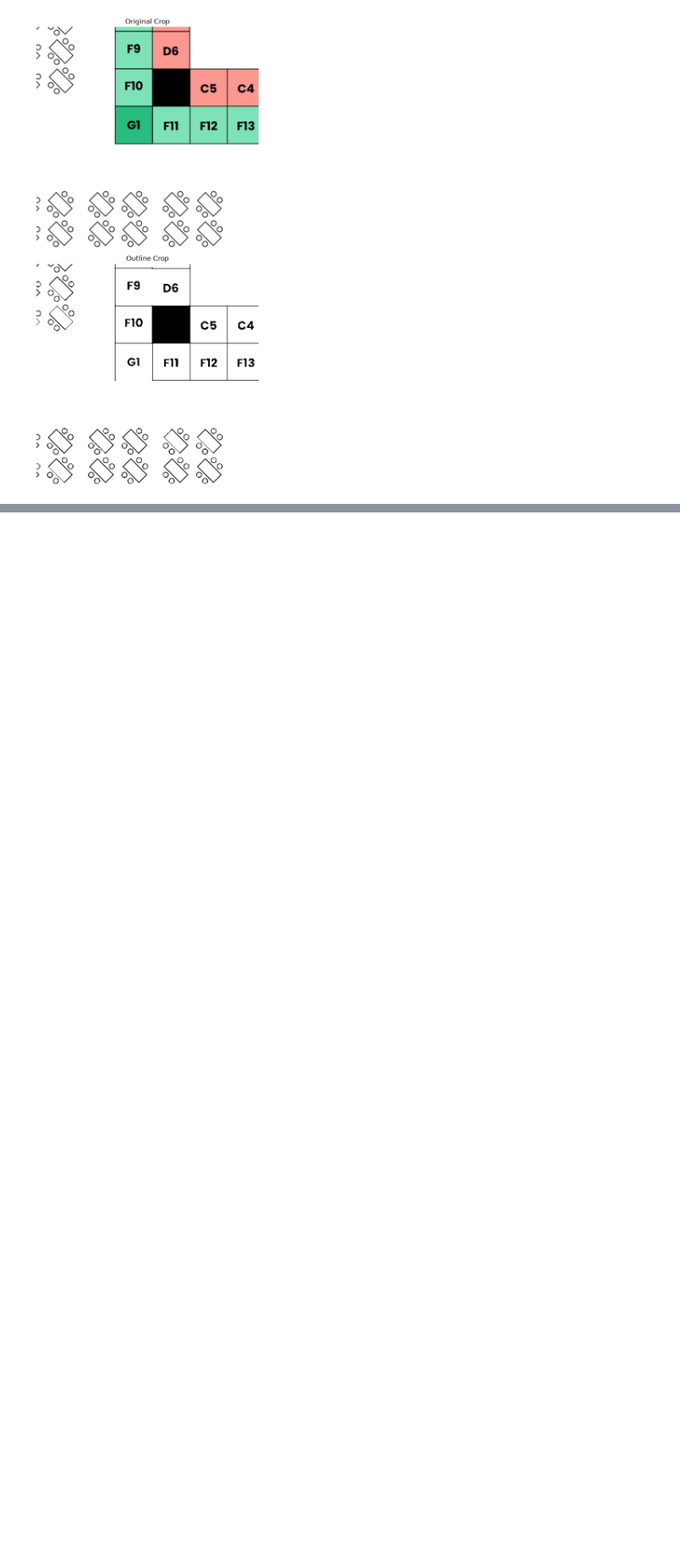
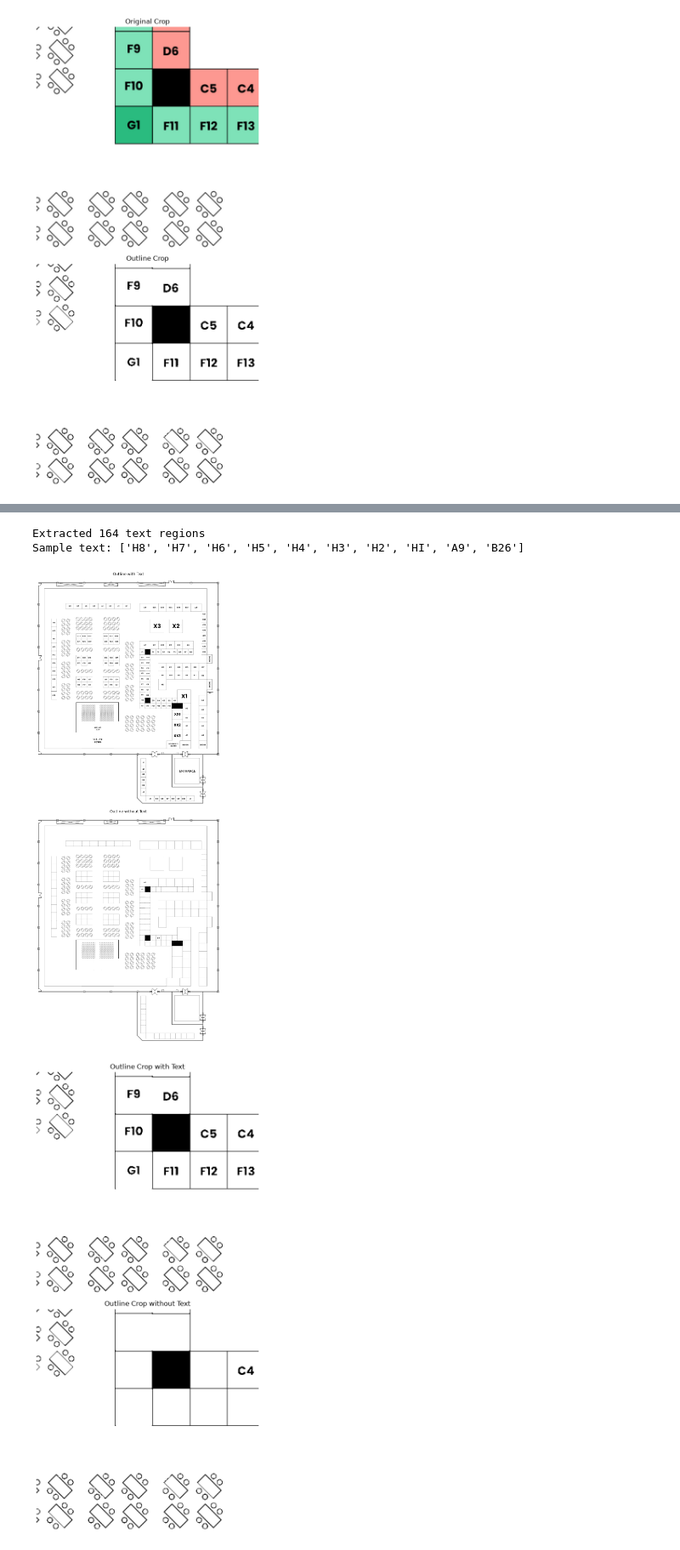
Before and after one commit to aryapras22/bazaar-layout-extractor, a Jupyter notebook: notebooks/layout_to_outline.ipynb, the cells around one changed output, grey strips where cells are left out. Shown at 85% size. Cells and saved outputs as stored; diff of their text form; code cells hidden in the pictures; blank space fills up the shorter version.

Commit message:
feat(notebooks): add text extraction and removal cell

```diff
--- a/notebooks/layout_to_outline.ipynb
+++ b/notebooks/layout_to_outline.ipynb
@@ -100,0 +105,45 @@ plt.show()
+# %%
+import warnings
+import easyocr
+
+warnings.filterwarnings("ignore")
+
+reader = easyocr.Reader(["en"], gpu=False, verbose=False)
+text_detections = reader.readtext(image)
+
+outline_no_text = outline.copy()
+for bbox, text, conf in text_detections:
+    pts = np.array(bbox, dtype=np.int32)
+    cv2.fillPoly(outline_no_text, [pts], 255)
+
+print(f"Extracted {len(text_detections)} text regions")
+print(f"Sample text: {[t[1] for t in text_detections[:10]]}")
+
+fig, axes = plt.subplots(2, 1, figsize=(12, 22))
+axes[0].imshow(outline, cmap="gray")
+axes[0].set_title("Outline with Text")
+axes[0].axis("off")
+
+axes[1].imshow(outline_no_text, cmap="gray")
+axes[1].set_title("Outline without Text")
+axes[1].axis("off")
+
+plt.tight_layout()
+plt.show()
+
+fig, axes = plt.subplots(2, 1, figsize=(8, 12))
+axes[0].imshow(outline[cy : cy + crop_size, cx : cx + crop_size], cmap="gray")
+axes[0].set_title("Outline Crop with Text")
+axes[0].axis("off")
+
+axes[1].imshow(outline_no_text[cy : cy + crop_size, cx : cx + crop_size], cmap="gray")
+axes[1].set_title("Outline Crop without Text")
+axes[1].axis("off")
+
+plt.tight_layout()
+plt.show()
+# %% [output]
+Extracted 164 text regions
+Sample text: ['H8', 'H7', 'H6', 'H5', 'H4', 'H3', 'H2', 'HI', 'A9', 'B26']
+[figure, added]
+[figure, added]
```
Also changed, not shown: parts of 1 cell of this notebook.
